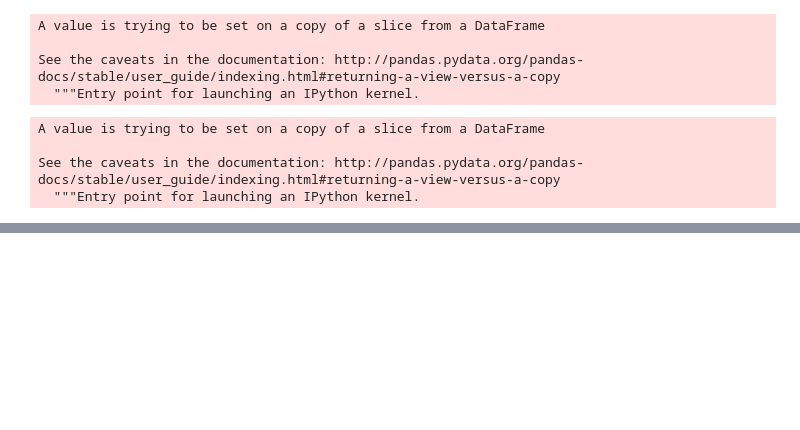
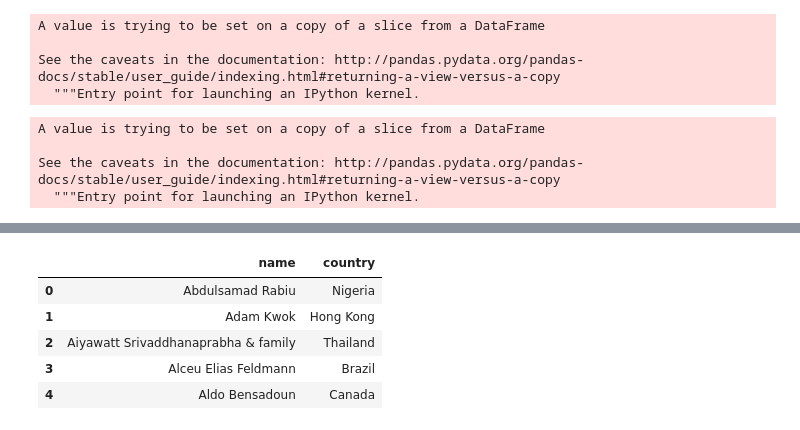
Before and after one commit to vkamg/Ironhack-Module-1-Project---Pipelines, a Jupyter notebook: notebooks/web_scraping_Data.ipynb, the cells around one changed output, grey strips where cells are left out. Saved outputs shown, nothing was run; the diff lists cells and outputs as text; code cells hidden in the pictures; blank space fills up the shorter version.

```diff
--- a/notebooks/web_scraping_Data.ipynb
+++ b/notebooks/web_scraping_Data.ipynb
@@ -116,0 +124,9 @@ df_forbeslist.head()
+# %%
+df_country_to_merge.head()
+# %% [output]
+|  | name | country |
+| 0 | Abdulsamad Rabiu | Nigeria |
+| 1 | Adam Kwok | Hong Kong |
+| 2 | Aiyawatt Srivaddhanaprabha & family | Thailand |
+| 3 | Alceu Elias Feldmann | Brazil |
+| 4 | Aldo Bensadoun | Canada |
```
Also changed, not shown: parts of 9 cells of this notebook, 10 other files.
